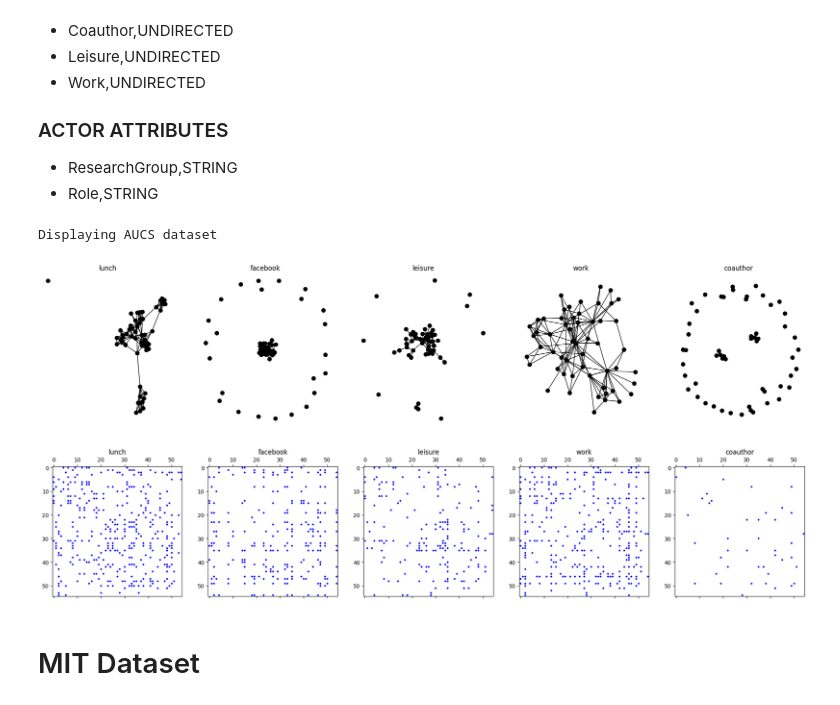
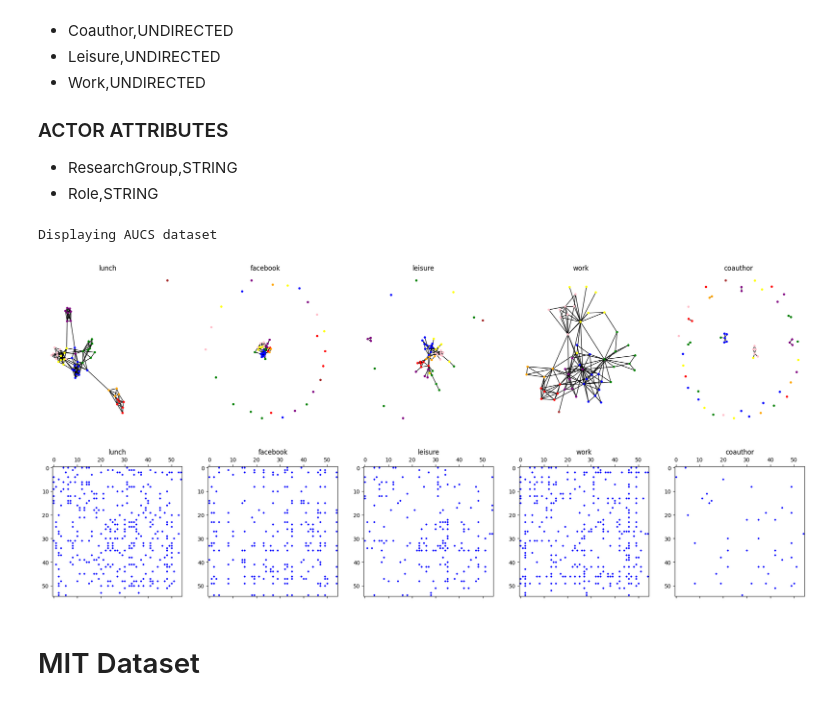
Before and after one commit to souheib1/Clustering-with-Multi-Layer-Graphs, a Jupyter notebook: data_processing_and_visualization.ipynb, the cells around one changed output. Drawn from its saved outputs; the diff is of its cells as text; code cells hidden in the pictures.

```diff
--- a/data_processing_and_visualization.ipynb
+++ b/data_processing_and_visualization.ipynb
@@ -48,10 +50,10 @@ This dataset is downloaded from https://github.com/justin830827/Community-Detect
 # %%
 MLG, layer_labels, true_labels = load_AUCS()
 print("Displaying AUCS dataset")
-display_MLG(MLG, layer_labels)
+display_MLG(MLG, layer_labels, true_labels)
 # %% [output]
 Displaying AUCS dataset
-[figure, old version]
+[figure, new version]
 [figure]
 # %% [markdown]
 # MIT Dataset
```
Also changed, not shown: parts of 4 cells of this notebook, 5 other files.
